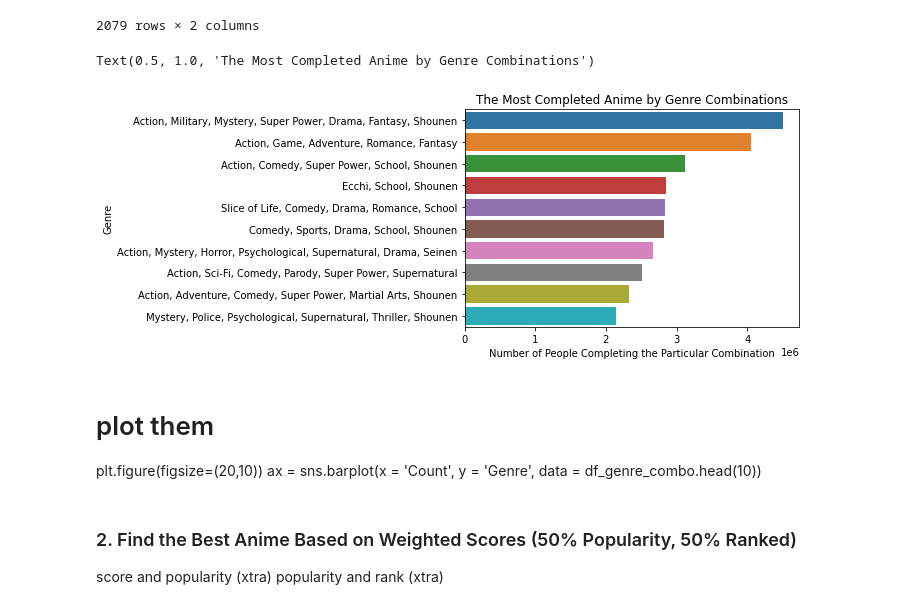
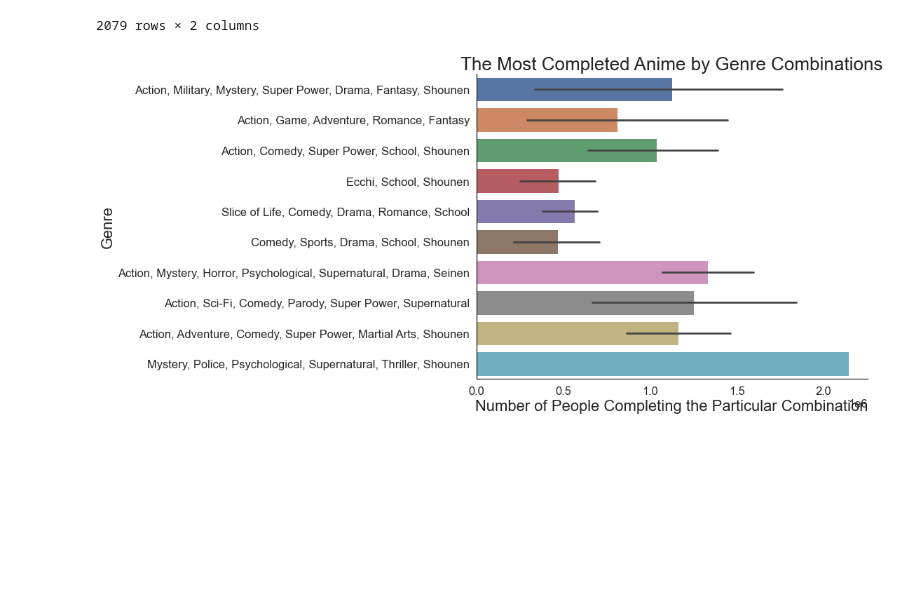
Before and after one commit to data301-2021-summer2/group03-project, a Jupyter notebook: analysis/Guy/milestone2.ipynb, the cells around one changed output. Drawn from its saved outputs; the diff is of its cells as text; code cells hidden in the pictures; blank space fills up the shorter version.

```diff
--- a/analysis/Guy/milestone2.ipynb
+++ b/analysis/Guy/milestone2.ipynb
@@ -19,0 +17,2 @@ from pandas_profiling import ProfileReport
+# %%
+sns.set_theme(style = 'white', font_scale = 1.5)
@@ -51,5 +99,0 @@ My partner and I both completed an EDA independently to explore different featur
-# %%
-# storing our dataset in df variable and processing it and using the load and process function located in the project functions to clean it up
-df = pf.load_and_process(pd.read_csv('../../data/raw/anime.csv'))
-
-df_raw = pd.read_csv('../../data/raw/anime.csv')
@@ -114,0 +100,2 @@ memory usage: 929.7+ KB
+# %%
+anime_df = pf.load_and_process(pd.read_csv('../../data/raw/anime.csv'))
@@ -278,19 +298,15 @@ genre_combo_df
 | 1840 | Sci-Fi, Adventure, Mystery, Fanta... | 2 |
 | 31 | Action, Adventure, Comedy, Histor... | 2 |
 2079 rows × 2 columns
+# %%
+genres_order = anime_df.groupby('Genres', as_index = False)['Completed'].sum().sort_values(by = 'Completed', ascending = False).reset_index(drop = True)
+topTenGenreCombo = genres_order['Genres'].head(10).tolist()
 # %%
-sns.barplot(x = 'Completed', y = 'Genres', orient = 'h', data = genre_combo_df.head(10))
-plt.xlabel("Number of People Completing the Particular Combination")
-plt.ylabel("Genre")
-plt.title("The Most Completed Anime by Genre Combinations")
+plt.subplots(figsize = (10, 8))
+sns.barplot(x = 'Completed', y = 'Genres', orient = 'h', data = anime_df, order = topTenGenreCombo)
+plt.xlabel("Number of People Completing the Particular Combination", fontsize = 22)
+plt.ylabel("Genre", fontsize = 22)
+plt.title("The Most Completed Anime by Genre Combinations", fontsize = 26)
+sns.despine()
 # %% [output]
-Text(0.5, 1.0, 'The Most Completed Anime by Genre Combinations')
-[figure, old version]
+[figure, new version]
-# %% [markdown]
-# plot them
-plt.figure(figsize=(20,10))
-ax = sns.barplot(x = 'Count', y = 'Genre', data = df_genre_combo.head(10))
-# %% [markdown]
-### 2. Find the Best Anime Based on Weighted Scores (50% Popularity, 50% Ranked)
-score and popularity (xtra)
-popularity and rank (xtra)
```
Also changed, not shown: parts of 46 cells of this notebook.
